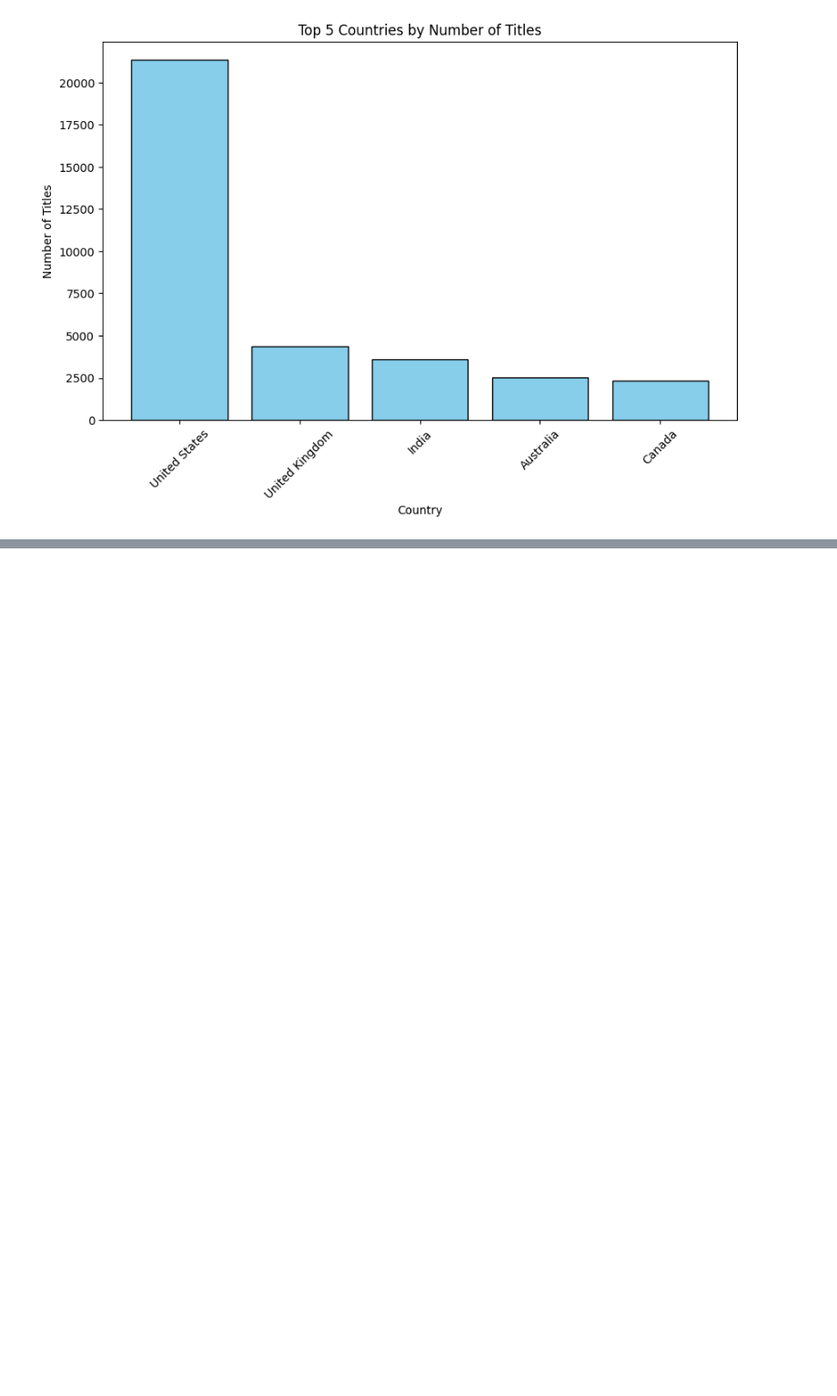
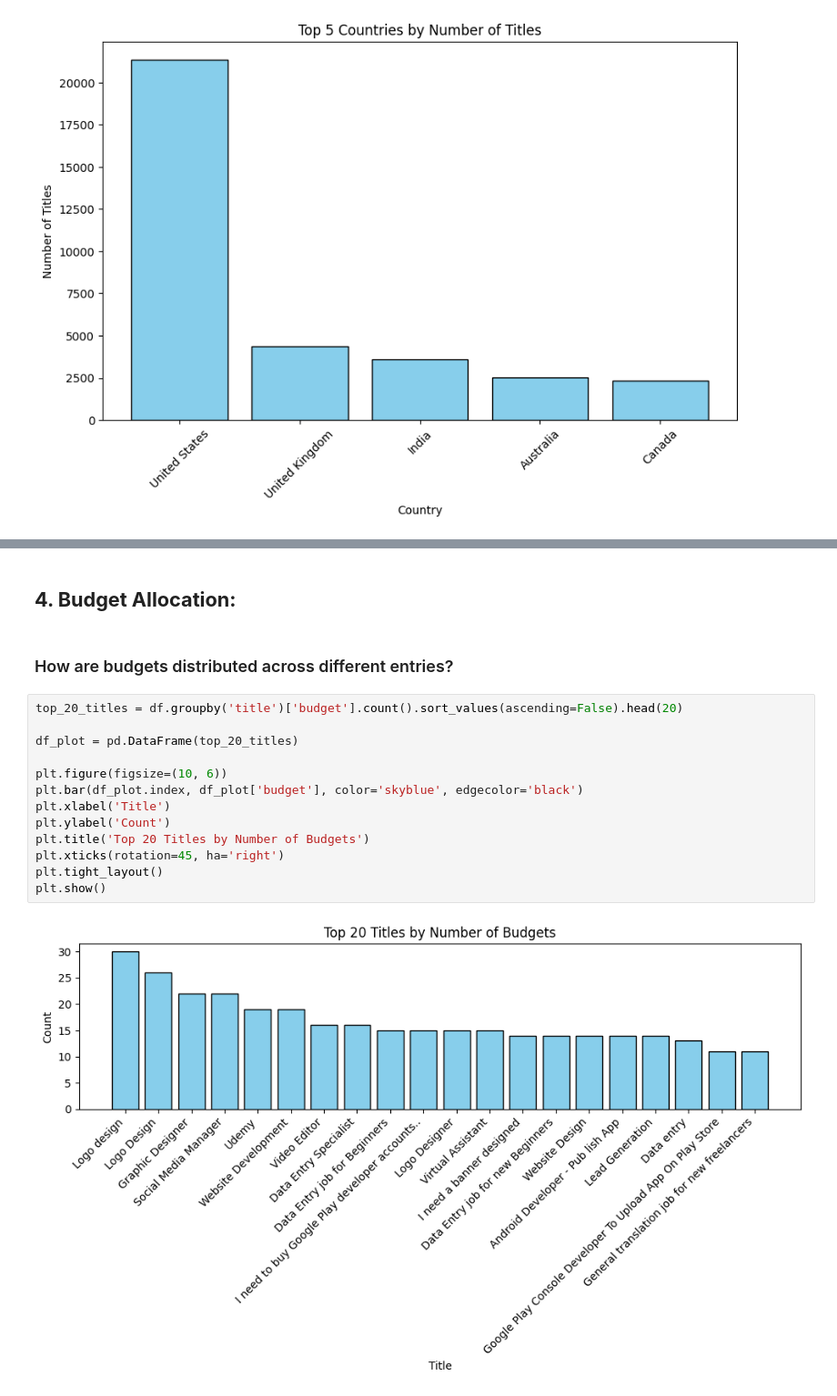
Before and after one commit to ZainFaisal005/DataCraft-Analysis-Vault, a Jupyter notebook: Upwork_Jobs_Analysis/Upwork_Jobs_Analysis.ipynb, the cells around one changed output, grey strips where cells are left out. Shown at 91% size. Drawn from its saved outputs; the diff is of its cells as text; blank space fills up the shorter version.

```diff
--- a/Upwork_Jobs_Analysis/Upwork_Jobs_Analysis.ipynb
+++ b/Upwork_Jobs_Analysis/Upwork_Jobs_Analysis.ipynb
@@ -116,0 +176,19 @@ plt.show()
+# %% [markdown]
+## **4. Budget Allocation:**
+# %% [markdown]
+### How are budgets distributed across different entries?
+# %%
+top_20_titles = df.groupby('title')['budget'].count().sort_values(ascending=False).head(20)
+
+df_plot = pd.DataFrame(top_20_titles)
+
+plt.figure(figsize=(10, 6))
+plt.bar(df_plot.index, df_plot['budget'], color='skyblue', edgecolor='black')
+plt.xlabel('Title')
+plt.ylabel('Count')
+plt.title('Top 20 Titles by Number of Budgets')
+plt.xticks(rotation=45, ha='right')
+plt.tight_layout()
+plt.show()
+# %% [output]
+[figure, added]
```
Also changed, not shown: parts of 37 cells of this notebook.
